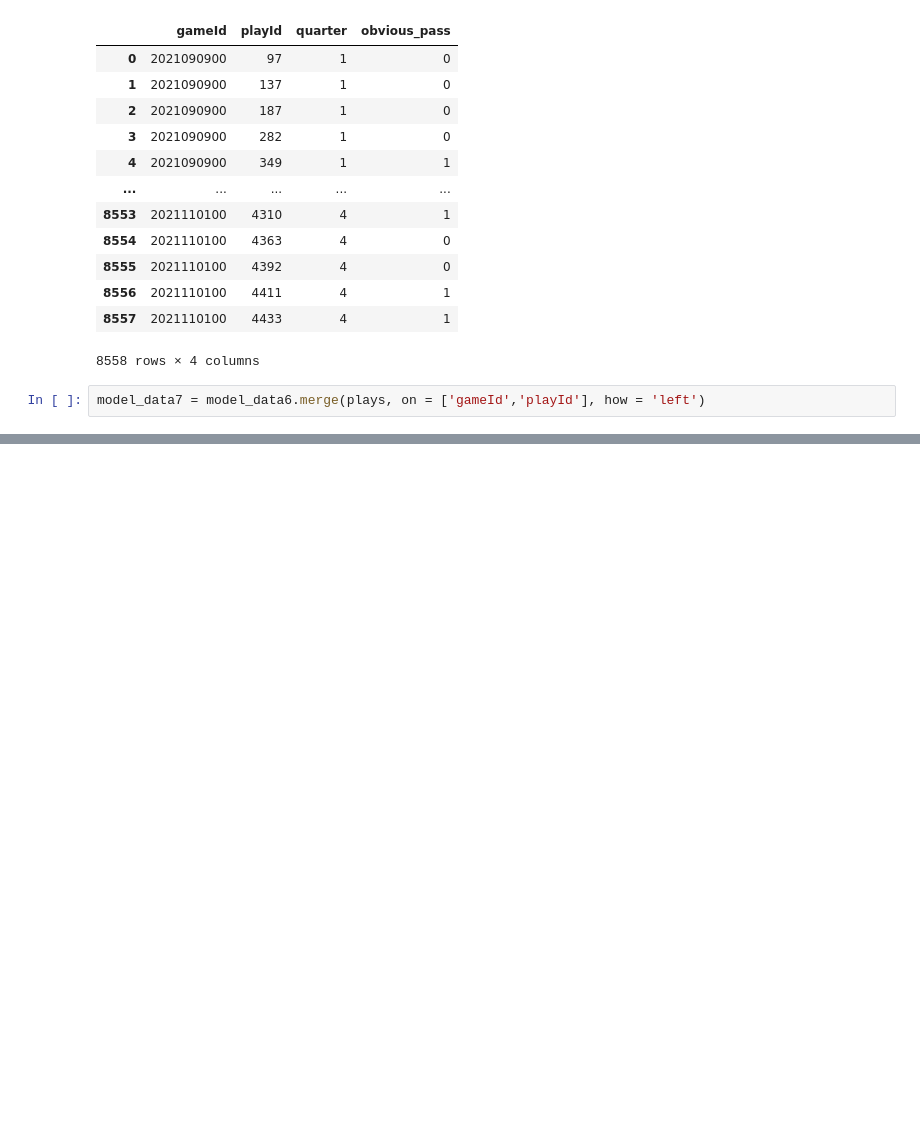
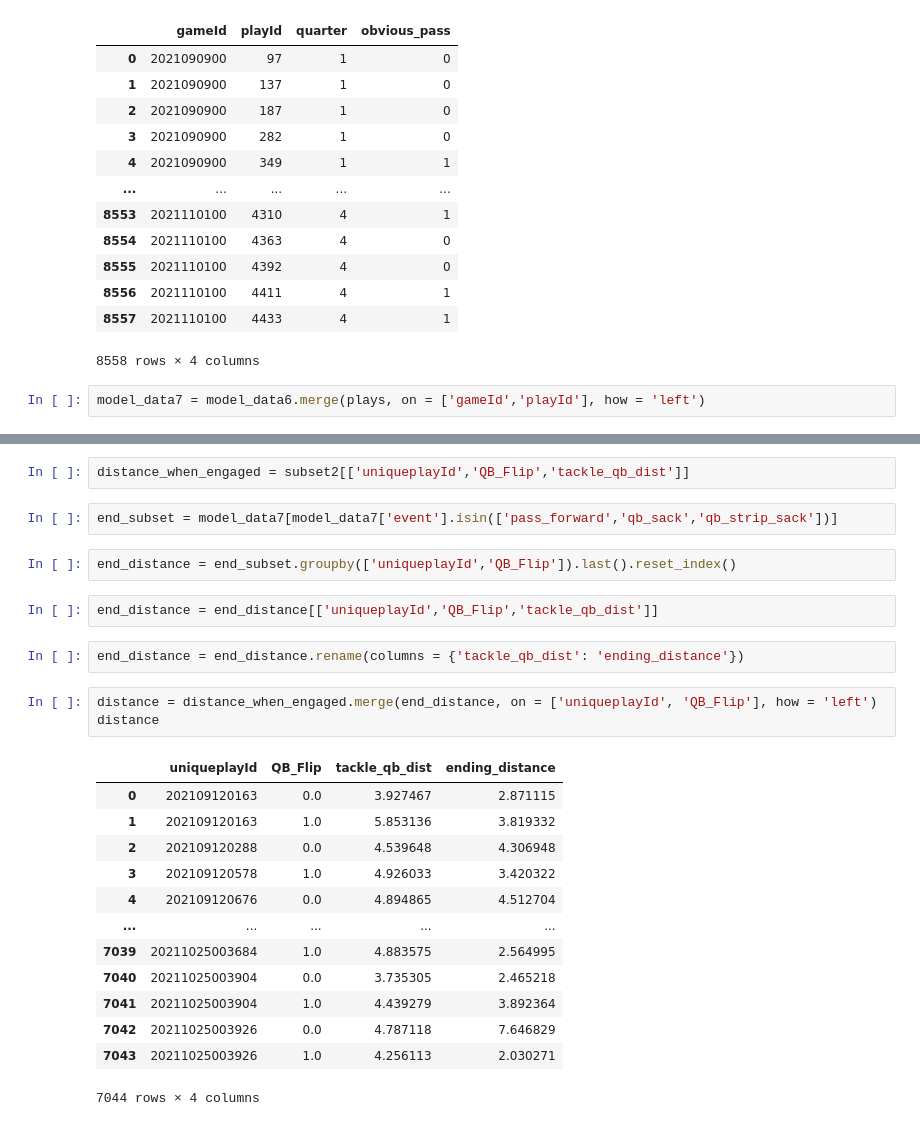
Before and after one commit to cnickol26/BigDataBowl2023, a Jupyter notebook: Modeling.ipynb, the cells around one changed output, grey strips where cells are left out. Cells and saved outputs as stored; diff of their text form; blank space fills up the shorter version.

```diff
--- a/Modeling.ipynb
+++ b/Modeling.ipynb
@@ -111,0 +119,27 @@ model_data7
+# %%
+distance_when_engaged = subset2[['uniqueplayId','QB_Flip','tackle_qb_dist']]
+# %%
+end_subset = model_data7[model_data7['event'].isin(['pass_forward','qb_sack','qb_strip_sack'])]
+# %%
+end_distance = end_subset.groupby(['uniqueplayId','QB_Flip']).last().reset_index()
+# %%
+end_distance = end_distance[['uniqueplayId','QB_Flip','tackle_qb_dist']]
+# %%
+end_distance = end_distance.rename(columns = {'tackle_qb_dist': 'ending_distance'})
+# %%
+distance = distance_when_engaged.merge(end_distance, on = ['uniqueplayId', 'QB_Flip'], how = 'left')
+distance
+# %% [output]
+|  | uniqueplayId | QB_Flip | tackle_qb_dist | ending_distance |
+| 0 | 202109120163 | 0.0 | 3.927467 | 2.871115 |
+| 1 | 202109120163 | 1.0 | 5.853136 | 3.819332 |
+| 2 | 202109120288 | 0.0 | 4.539648 | 4.306948 |
+| 3 | 202109120578 | 1.0 | 4.926033 | 3.420322 |
+| 4 | 202109120676 | 0.0 | 4.894865 | 4.512704 |
+| ... | ... | ... | ... | ... |
+| 7039 | 20211025003684 | 1.0 | 4.883575 | 2.564995 |
+| 7040 | 20211025003904 | 0.0 | 3.735305 | 2.465218 |
+| 7041 | 20211025003904 | 1.0 | 4.439279 | 3.892364 |
+| 7042 | 20211025003926 | 0.0 | 4.787118 | 7.646829 |
+| 7043 | 20211025003926 | 1.0 | 4.256113 | 2.030271 |
+7044 rows × 4 columns
```
Also changed, not shown: parts of 15 cells of this notebook.
